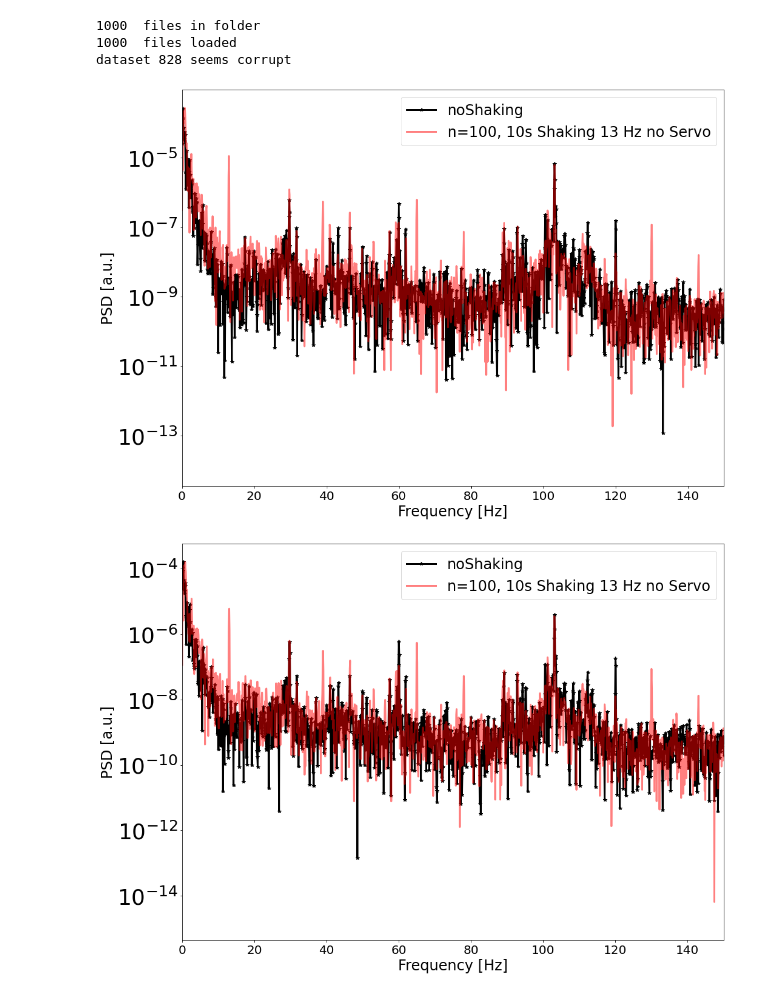
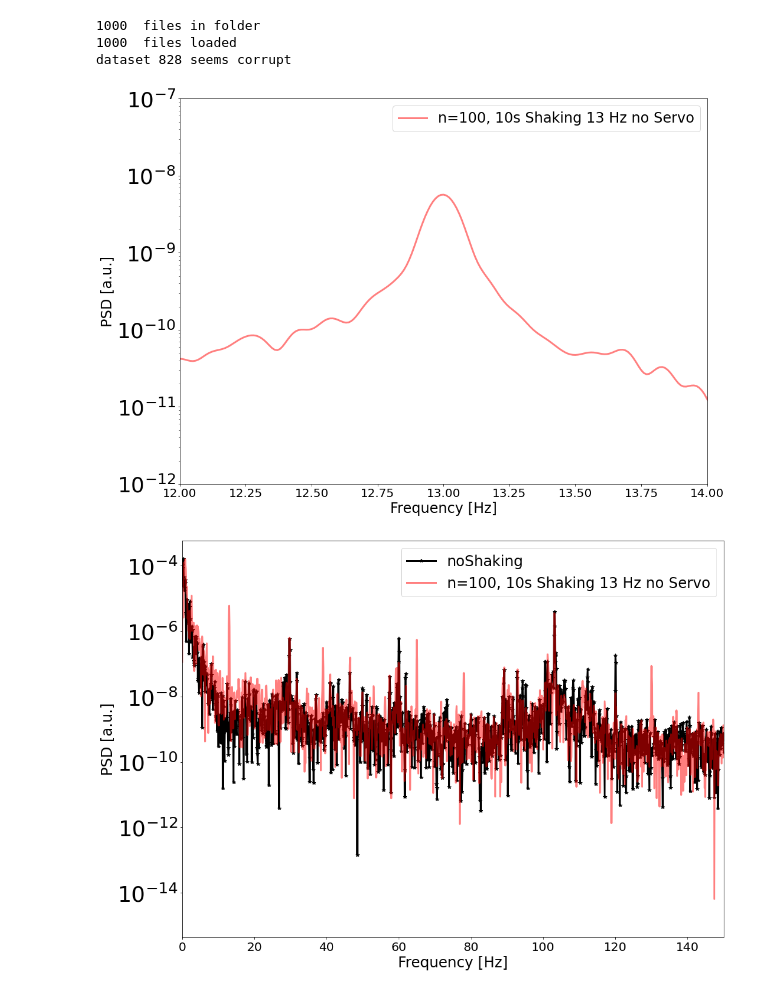
Before and after one commit to stanfordbeads/New_trap_code, a Jupyter notebook: Scripts/AFAnalysis/VibrationCampaign/NoBead20220502.ipynb, the cells around one changed output. Cells and saved outputs as stored; diff of their text form; code cells hidden in the pictures.

```diff
--- a/Scripts/AFAnalysis/VibrationCampaign/NoBead20220502.ipynb
+++ b/Scripts/AFAnalysis/VibrationCampaign/NoBead20220502.ipynb
@@ -43,7 +43,7 @@ def PSD_sum(folderName,filePrefix,maxFile=10000):
         else: print("dataset %d seems corrupt" %i)
 
     fsamp = 5000
-    res=50000
+    res=500000
     xSumPSD, freqs = matplotlib.mlab.psd(signal.detrend(XSum), Fs = fsamp, NFFT = res)
     ySumPSD, freqs = matplotlib.mlab.psd(signal.detrend(YSum), Fs = fsamp, NFFT = res)
     zSumPSD, freqs = matplotlib.mlab.psd(signal.detrend(ZSum), Fs = fsamp, NFFT = res)
@@ -77,16 +77,17 @@ freqs,ShakingServo3X,ShakingServo3Y,ShakingServo3Z = PSD_sum(folderName=folderNa
 1000  files loaded
 dataset 828 seems corrupt
 # %%
-plt.plot(freqs,noShakingY,label="noShaking",c="black",lw=3,marker="*")#,ms=10)
+#plt.plot(freqs,noShakingY,label="noShaking",c="black",lw=3,marker="*")#,ms=10)
 plt.plot(freqs,ShakingNoServo13Y/2,alpha=0.5,label="n=100, 10s Shaking 13 Hz no Servo",c="red",lw=3)#,marker="*",ms=10)
 plt.legend()
-plt.xlim(0,150)
+plt.xlim(12,14)
+plt.ylim(1e-12,1e-7)
 plt.yscale("log")
 plt.xlabel("Frequency [Hz]")
 plt.ylabel("PSD [a.u.]")
 plt.show()
 # %% [output]
-[figure, old version]
+[figure, new version]
 # %%
 plt.plot(freqs,noShakingX,label="noShaking",c="black",lw=3,marker="*")#,ms=10)
 plt.plot(freqs,ShakingNoServo13X/2,alpha=0.5,label="n=100, 10s Shaking 13 Hz no Servo",c="red",lw=3)#,marker="*",ms=10)
```
Also changed, not shown: 30 other files.
